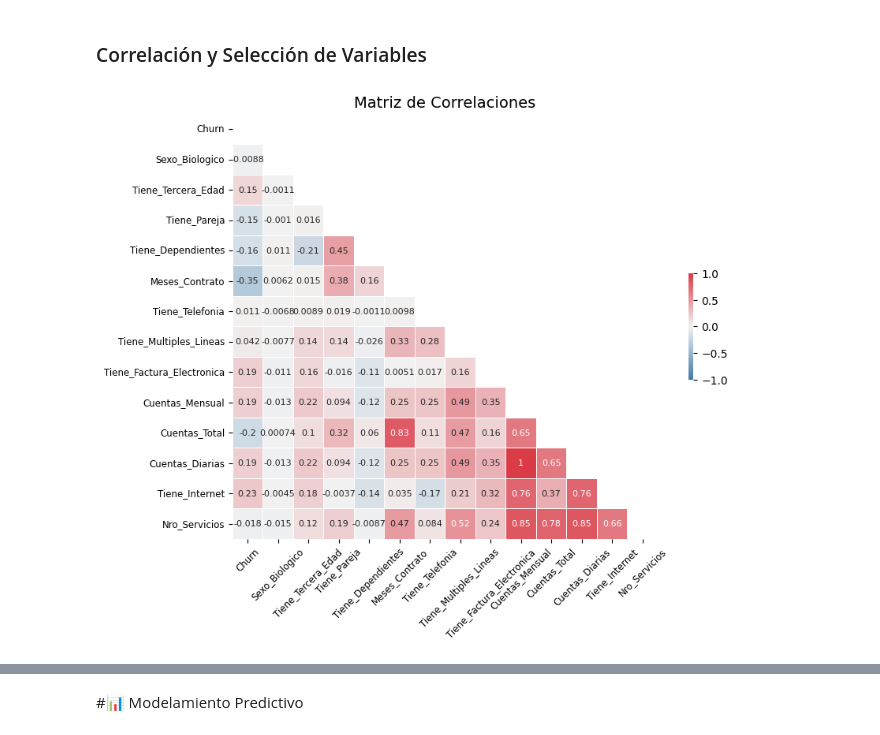
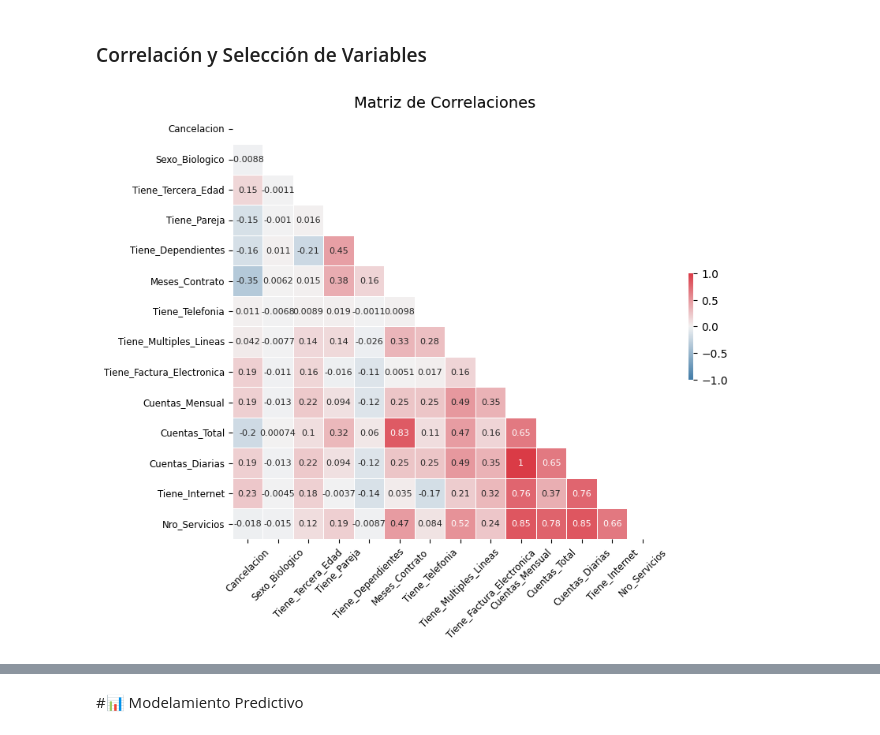
Before and after one commit to rmedi21/challenge-telecom-x-2, a Jupyter notebook: TelecomX_2.ipynb, the cells around one changed output, grey strips where cells are left out. Cells and saved outputs as stored; diff of their text form; code cells hidden in the pictures.

```diff
--- a/TelecomX_2.ipynb
+++ b/TelecomX_2.ipynb
@@ -84,32 +106,32 @@ dtype: int64
 # %%
 # ANALISIS DE CORRELACION
 # -La correlacion entre el Churn y los Meses de contrato es negativa y moderada
 # -La correlacion entre el Churn y las Cuentas diarias es positiva y debil
 # -La correlacion entre el Churn y el Numero de servicio es es nula
-cols = ['Churn', 'Sexo_Biologico', 'Tiene_Tercera_Edad', 'Tiene_Pareja',
+cols = ['Cancelacion', 'Sexo_Biologico', 'Tiene_Tercera_Edad', 'Tiene_Pareja',
        'Tiene_Dependientes', 'Meses_Contrato', 'Tiene_Telefonia',
        'Tiene_Multiples_Lineas', 'Tiene_Factura_Electronica', 'Cuentas_Mensual',
        'Cuentas_Total', 'Cuentas_Diarias', 'Tiene_Internet', 'Nro_Servicios']
 corr = df[cols].corr()
 
 mascara = np.zeros_like(corr, dtype=bool)
 mascara[np.triu_indices_from(mascara)] = True
 
 fig, ax = plt.subplots(figsize=(10, 7))
 cmap = sns.diverging_palette(240, 10, as_cmap=True)
 
 sns.heatmap(
         corr, mask=mascara, cmap=cmap, vmax=1, vmin=-1, center=0, square=True,
         linewidths=.5, annot=True,
         cbar_kws={"shrink": .25}, annot_kws={'size': 8}
     )
 
 plt.title("Matriz de Correlaciones",  y=1.0, fontsize=14)
 plt.xticks(fontsize=8.5, rotation=45)
 plt.yticks(fontsize=8.5)
 
 # plt.savefig("matriz_correlaciones.png", bbox_inches='tight', dpi=300)
 # plt.close()
 plt.show()
 # %% [output]
-[figure, old version]
+[figure, new version]
```
Also changed, not shown: parts of 34 cells of this notebook.
